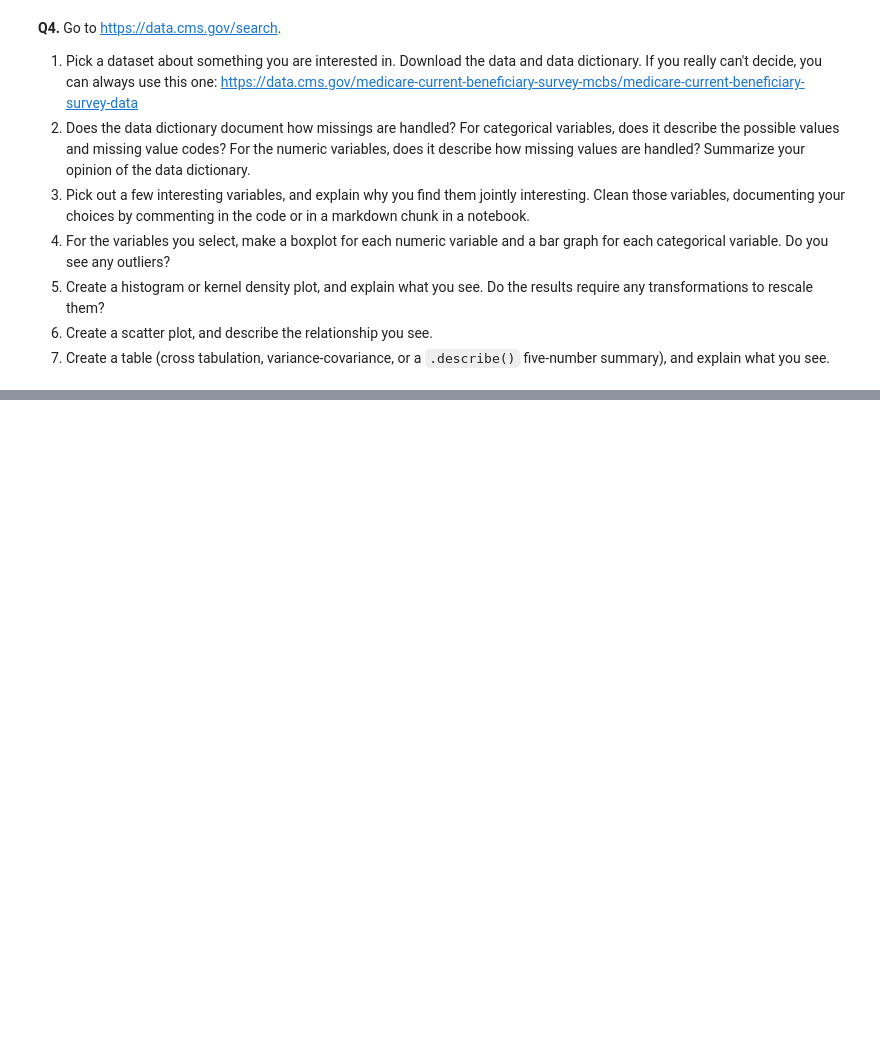
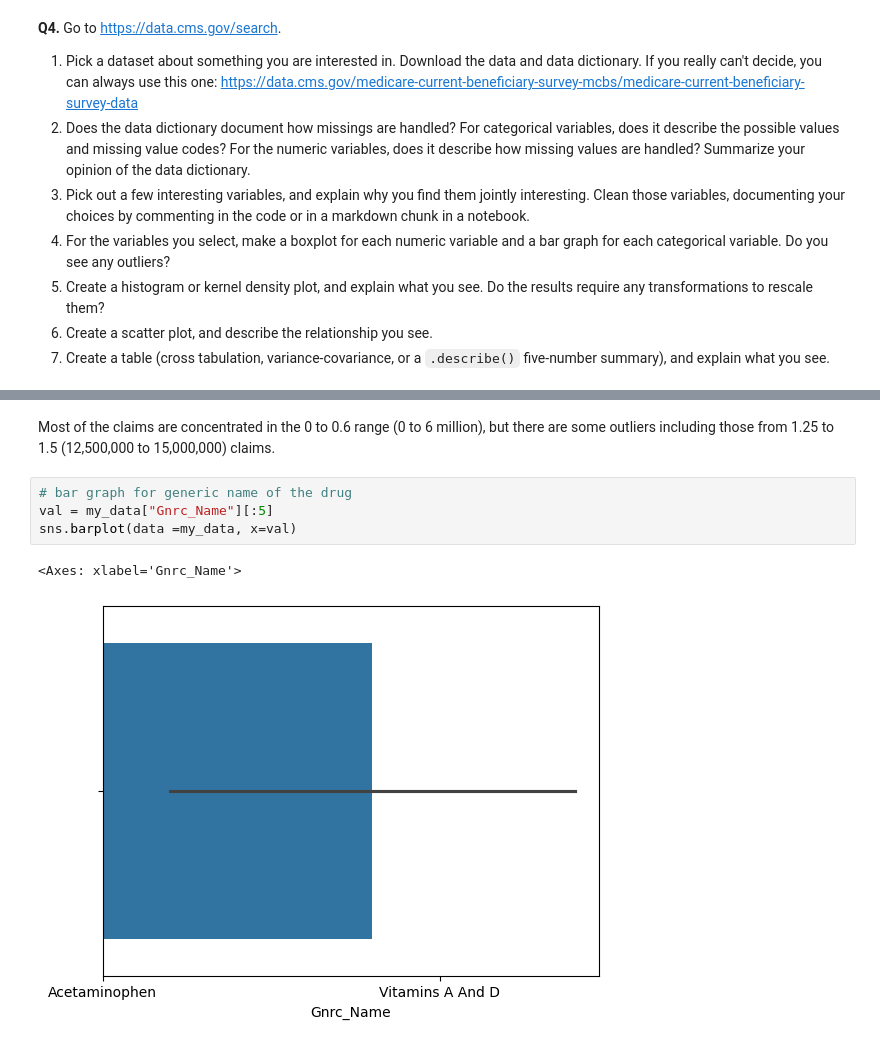
Before and after one commit to jillianhaig/visualization, a Jupyter notebook: assignment/assignment.ipynb, the cells around one changed output, grey strips where cells are left out. Saved outputs shown, nothing was run; the diff lists cells and outputs as text; blank space fills up the shorter version.

```diff
--- a/assignment/assignment.ipynb
+++ b/assignment/assignment.ipynb
@@ -293,0 +301,9 @@ Name: Tot_Clms_2021, Length: 16146, dtype: int64
+# %% [markdown]
+Most of the claims are concentrated in the 0 to 0.6 range (0 to 6 million), but there are some outliers including those from 1.25 to 1.5 (12,500,000 to 15,000,000) claims.
+# %%
+# bar graph for generic name of the drug
+val = my_data["Gnrc_Name"][:5]
+sns.barplot(data =my_data, x=val)
+# %% [output]
+<Axes: xlabel='Gnrc_Name'>
+[figure, added]
```
Also changed, not shown: parts of 11 cells of this notebook.
